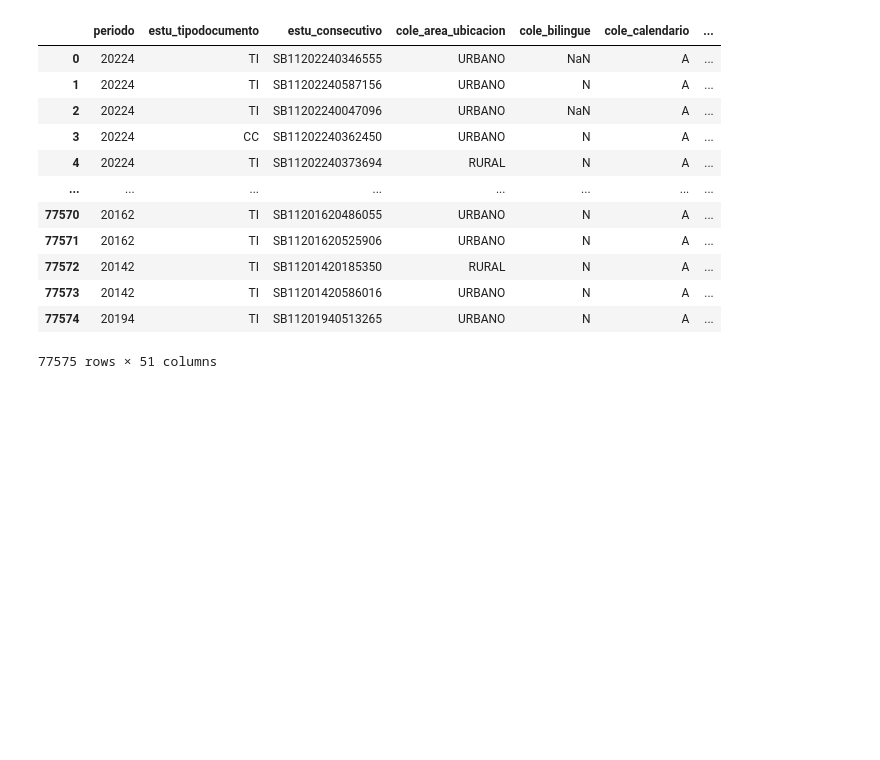
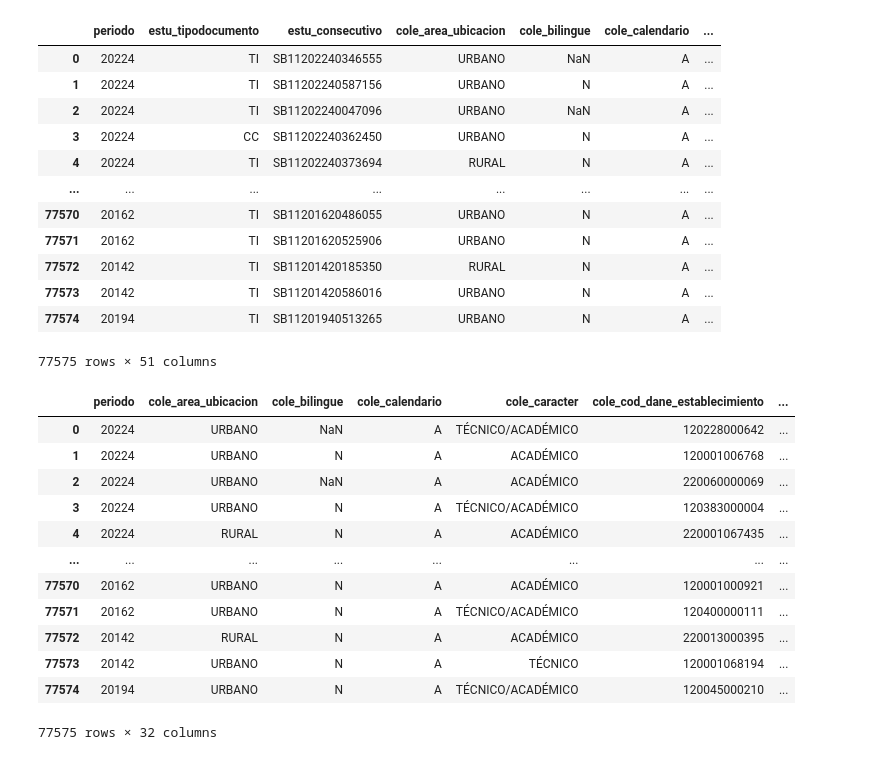
Before and after one commit to panisema2003/IIND4130-P2, a Jupyter notebook: data_engineering/data_filtering.ipynb, the cells around one changed output. Drawn from its saved outputs; the diff is of its cells as text; code cells hidden in the pictures; blank space fills up the shorter version.

```diff
--- a/data_engineering/data_filtering.ipynb
+++ b/data_engineering/data_filtering.ipynb
@@ -20,11 +22,29 @@ df
 77575 rows × 51 columns
 # %%
 filtered_df = df[["periodo", "cole_area_ubicacion", "cole_bilingue", "cole_calendario",
-                  "cole_caracter", "cole_cod_dane_establecimiento", "cole_cod_dane_sede",
-                  "cole_cod_mcpio_ubi", "cole_genero", "cole_jornada", "cole_naturaleza",
-                  "estu_cod_reside_mcpio", "estu_depto_reside", "estu_genero", "estu_mcpio_reside",
-                  "estu_nacionalidad", "fami_cuartos_hogar", "fami_educacionmadre", "fami_educacionpadre",
+                  "cole_caracter", "cole_cod_dane_establecimiento", "cole_cod_dane_sede", # TODO: see if we remove cod Dane establecimiento and sede, because they are not useful for the model, but we can use them for EDA
+                  "cole_cod_mcpio_ubicacion", "cole_jornada", "cole_naturaleza", # cole_genero removed because all are MIXTO
+                  "estu_cod_reside_depto", "estu_cod_reside_mcpio", "estu_estadoinvestigacion",
+                  "estu_fechanacimiento", "estu_genero", "estu_nacionalidad", # TODO: Ver si dejamos nacionalidad, pues hay poquitos
+                  "fami_cuartoshogar", "fami_educacionmadre", "fami_educacionpadre",
                   "fami_estratovivienda", "fami_personashogar", "fami_tieneautomovil",
-                  ]] # TODO: see if we add names or not, I think they're linear combinations ... Also, sede principal is redundant right?,
-                    # also i think depto reside is cap, remove estu_estadoinvestigacion != publicar?
-                    # also, what do we do if some features might be null, tuhs, user might have them null hmmmmmmmmm
+                  "fami_tienecomputador", "fami_tieneinternet", "fami_tienelavadora",
+                  "desemp_ingles", "punt_ingles", "punt_matematicas",
+                  "punt_sociales_ciudadanas", "punt_c_naturales", "punt_lectura_critica",
+                  "punt_global"
+                  ]]
+filtered_df
+# %% [output]
+|  | periodo | cole_area_ubicacion | cole_bilingue | cole_calendario | cole_caracter | cole_cod_dane_establecimiento | ... |
+| 0 | 20224 | URBANO | NaN | A | TÉCNICO/ACADÉMICO | 120228000642 | ... |
+| 1 | 20224 | URBANO | N | A | ACADÉMICO | 120001006768 | ... |
+| 2 | 20224 | URBANO | NaN | A | ACADÉMICO | 220060000069 | ... |
+| 3 | 20224 | URBANO | N | A | TÉCNICO/ACADÉMICO | 120383000004 | ... |
+| 4 | 20224 | RURAL | N | A | ACADÉMICO | 220001067435 | ... |
+| ... | ... | ... | ... | ... | ... | ... | ... |
+| 77570 | 20162 | URBANO | N | A | ACADÉMICO | 120001000921 | ... |
+| 77571 | 20162 | URBANO | N | A | TÉCNICO/ACADÉMICO | 120400000111 | ... |
+| 77572 | 20142 | RURAL | N | A | ACADÉMICO | 220013000395 | ... |
+| 77573 | 20142 | URBANO | N | A | TÉCNICO | 120001068194 | ... |
+| 77574 | 20194 | URBANO | N | A | TÉCNICO/ACADÉMICO | 120045000210 | ... |
+77575 rows × 32 columns
```
Also changed, not shown: parts of 4 cells of this notebook, 1 other file.
